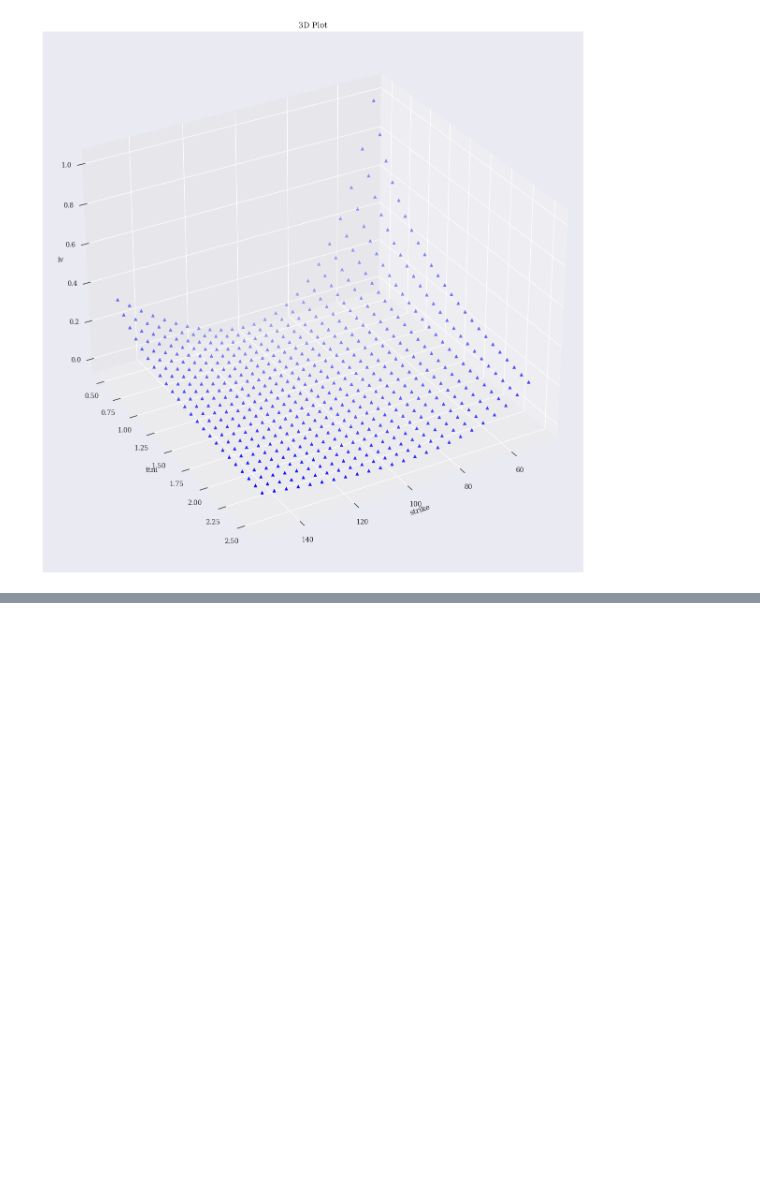
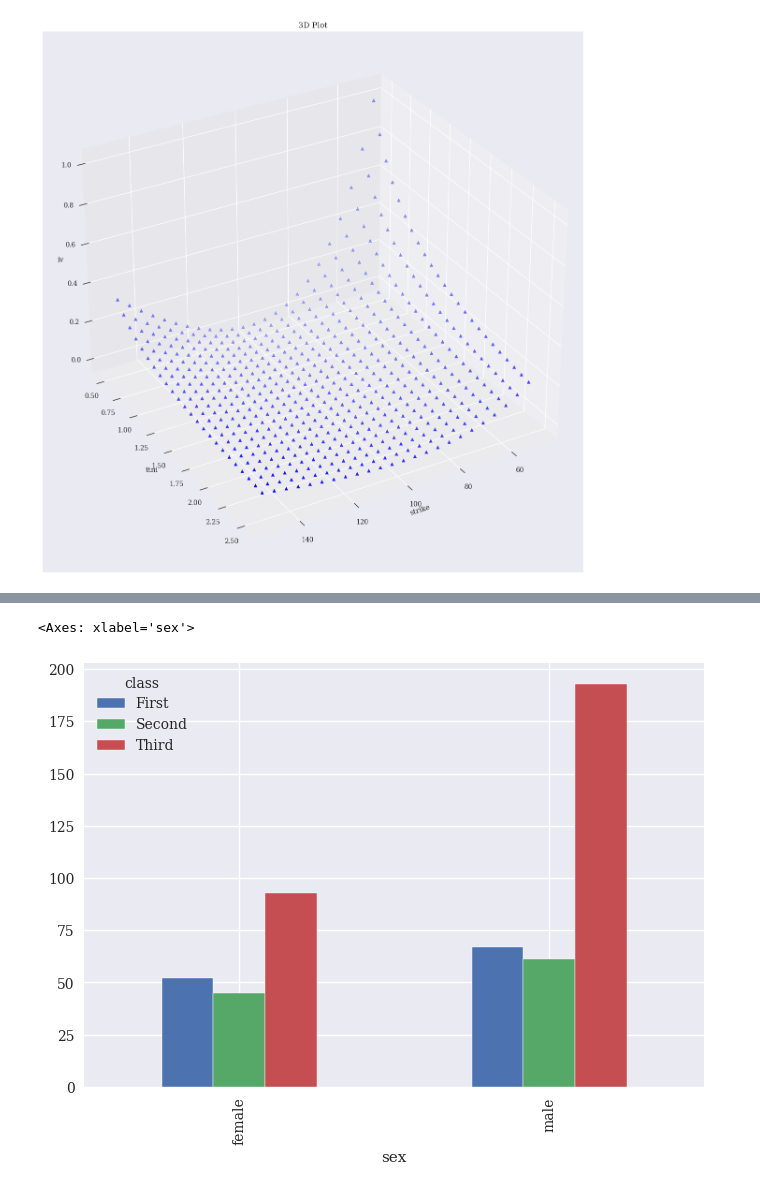
Before and after one commit to TwT-ABCI-Group/Coding-Fundamental, a Jupyter notebook: Ch4. Data Visualisation/notebook/Ch4. Data Visualisation.ipynb, the cells around one changed output, grey strips where cells are left out. Saved outputs shown, nothing was run; the diff lists cells and outputs as text; code cells hidden in the pictures; blank space fills up the shorter version.

```diff
--- a/Ch4. Data Visualisation/notebook/Ch4. Data Visualisation.ipynb
+++ b/Ch4. Data Visualisation/notebook/Ch4. Data Visualisation.ipynb
@@ -471,0 +653,7 @@ Text(0.5, 0, 'iv')
+# %%
+cross_data = pd.crosstab(data['sex'], data['class'])
+# %%
+cross_data.plot(kind='bar')
+# %% [output]
+<Axes: xlabel='sex'>
+[figure, added]
```
Also changed, not shown: parts of 69 cells of this notebook.
